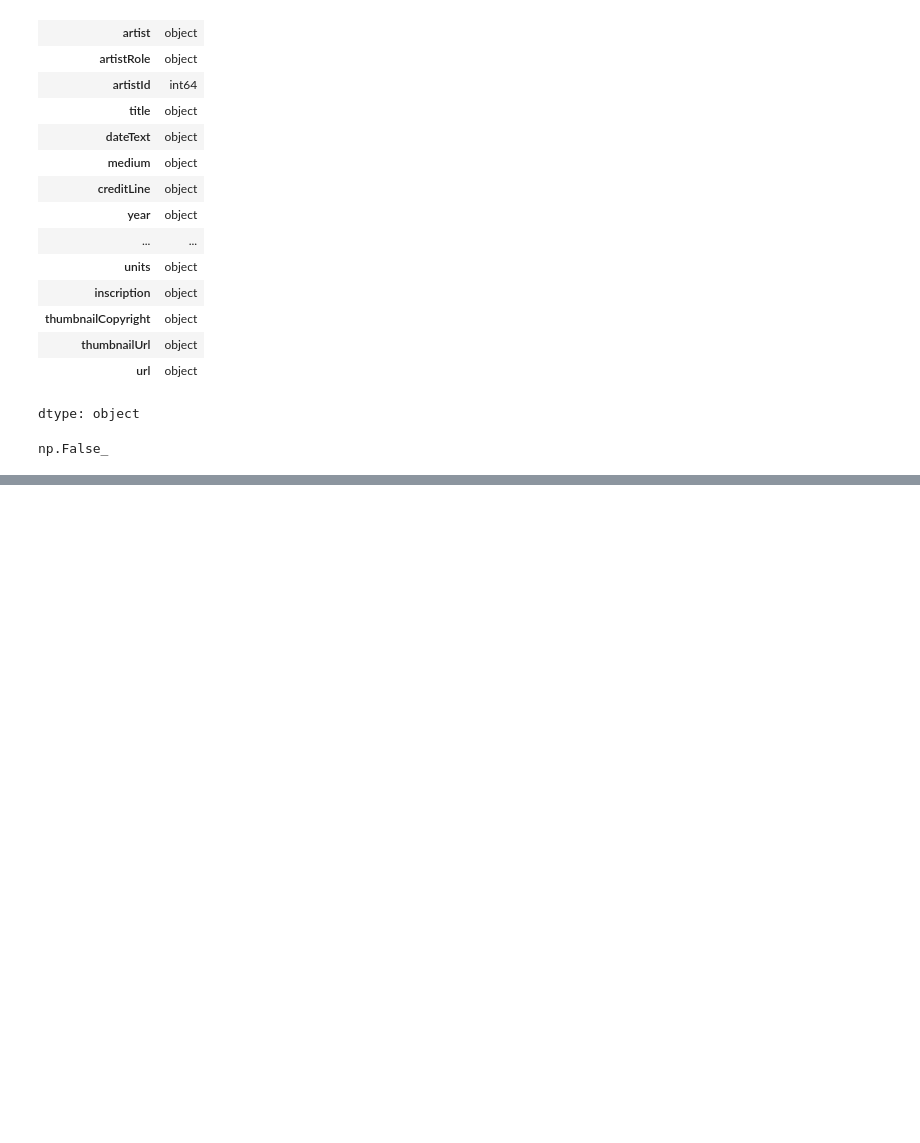
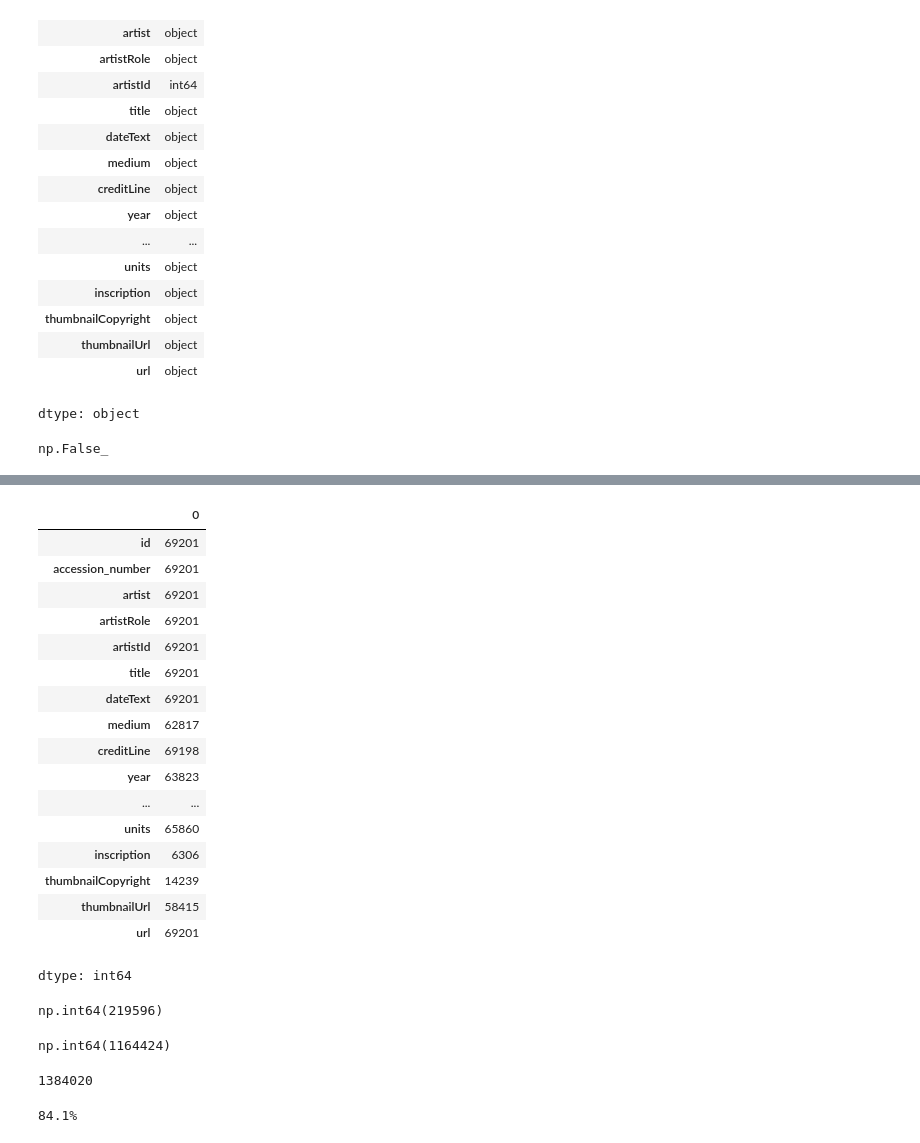
Before and after one commit to omar-mohamed-azab/Polimi-Data-and-Information-Quality-Project, a Jupyter notebook: src/Project.ipynb, the cells around one changed output, grey strips where cells are left out. Drawn from its saved outputs; the diff is of its cells as text; code cells hidden in the pictures; blank space fills up the shorter version.

```diff
--- a/src/Project.ipynb
+++ b/src/Project.ipynb
@@ -79,0 +119,46 @@ np.False_
+# %%
+# Number of nit Null values in each column
+artwork_data.notnull().sum()
+# %% [output]
+|  | 0 |
+| id | 69201 |
+| accession_number | 69201 |
+| artist | 69201 |
+| artistRole | 69201 |
+| artistId | 69201 |
+| title | 69201 |
+| dateText | 69201 |
+| medium | 62817 |
+| creditLine | 69198 |
+| year | 63823 |
+| ... | ... |
+| units | 65860 |
+| inscription | 6306 |
+| thumbnailCopyright | 14239 |
+| thumbnailUrl | 58415 |
+| url | 69201 |
+dtype: int64
+# %%
+# Total number of Nulls in the data
+artwork_data.isnull().sum().sum()
+# %% [output]
+np.int64(219596)
+# %%
+# Total number of cells that are not Null
+Not_Null = artwork_data.notnull().sum().sum()
+Not_Null
+# %% [output]
+np.int64(1164424)
+# %%
+# Total number of cells in the data
+TOT = artwork_data.shape[0]*artwork_data.shape[1]
+TOT
+# %% [output]
+1384020
+# %%
+# Evaluating Completeness
+Completeness = Not_Null/TOT
+Completeness = '{0:.1f}%'.format(Completeness*100)
+print(Completeness)
+# %% [output]
+84.1%
```
Also changed, not shown: parts of 2 cells of this notebook.
